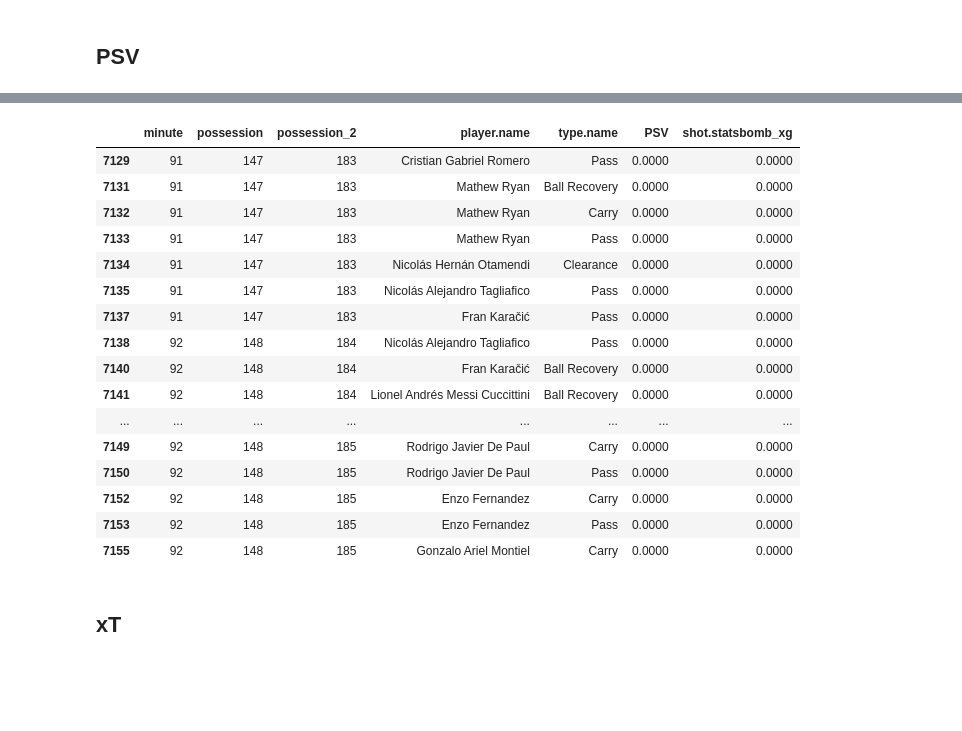
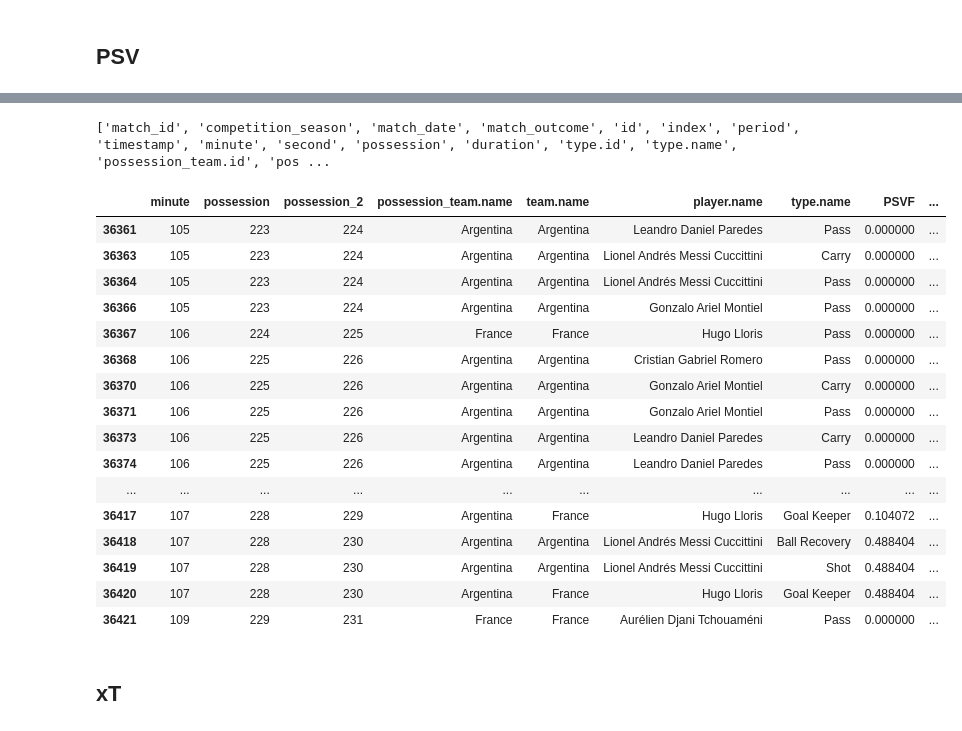
Before and after one commit to tomasnp/Datacamp, a Jupyter notebook: OBV_Man.ipynb, the cells around one changed output, grey strips where cells are left out. Cells and saved outputs as stored; diff of their text form; code cells hidden in the pictures; blank space fills up the shorter version.

```diff
--- a/OBV_Man.ipynb
+++ b/OBV_Man.ipynb
@@ -21,5 +43,5 @@ df = events.sort_index()
 # %%
-df = df[df["type.name"].isin(["Pass","Carry", "Clearance", "Dribble", "Shot", "Dispossessed", "Ball Recovery"])]
+df = df[df["type.name"].isin(["Pass","Carry", "Clearance", "Block", "Dribble", "Shot", "Dispossessed", "Ball Recovery", "Goal Keeper"])]
 df = df[df["period"] <= 4]
 # %% [markdown]
 ## Create the possesion 2
@@ -38,7 +60,7 @@ for i in df["possession_2"].unique():
 ## PSV
 # %%
 # Créer une colonne 'PSV' avec des valeurs par défaut de 0
-df['PSV'] = .0
+df['PSVF'] = .0
 
 for match in df['match_id'].unique():
     # Identifier les indices des tirs dans le dataframe
@@ -51,4 +73,4 @@ for match in df['match_id'].unique():
 
         # Calculer le PSV pour la séquence de possession
         total_xG = df.loc[idx]['shot.statsbomb_xg'].astype(float)
-        df.loc[(df['possession_2'] == possession_idx) & (df["match_id"] == match ), 'PSV'] = total_xG
+        df.loc[(df['possession_2'] == possession_idx) & (df["match_id"] == match ), 'PSVF'] = total_xG
@@ -87,23 +77,40 @@ df[df["possession_2"]== 203][["possession_2", "type.name", "shot.statsbomb_xg",
+# %%
+# Créer une colonne 'PSV' avec des valeurs par défaut de 0
+df['PSVA'] = .0
+
+for match in df['match_id'].unique():
+    # Identifier les indices des tirs dans le dataframe
+    shoot_indices = df[(df['type.name'] == 'Shot') & (df["match_id"] == match)].index
+    prev_psv = 0
+
+    for i, p in enumerate(df[df["match_id"] == match]["possession"].unique()):
+        tmp = df.loc[(df['possession'] == p) & (df["match_id"] == match), 'PSVF']
+        prev_psv = tmp.iloc[0]
+        df.loc[(df["possession"] == p - 1) & (df["match_id"] == match), "PSVA"] = prev_psv
+# %%
+list(df.columns)
+# %% [output]
+['match_id', 'competition_season', 'match_date', 'match_outcome', 'id', 'index', 'period', 'timestamp', 'minute', 'second', 'possession', 'duration', 'type.id', 'type.name', 'possession_team.id', 'pos ...
 # %%
-df[["minute","possession", "possession_2", "player.name", "type.name", "PSV", "shot.statsbomb_xg"]].iloc[4050:4070]
+df[["minute","possession", "possession_2","possession_team.name", "team.name","player.name", "type.name", "PSVF", "PSVA", "shot.statsbomb_xg"]].loc[36361:36421]
 # %% [output]
-|  | minute | possession | possession_2 | player.name | type.name | PSV | shot.statsbomb_xg |
-| 7129 | 91 | 147 | 183 | Cristian Gabriel Romero | Pass | 0.0000 | 0.0000 |
-| 7131 | 91 | 147 | 183 | Mathew Ryan | Ball Recovery | 0.0000 | 0.0000 |
-| 7132 | 91 | 147 | 183 | Mathew Ryan | Carry | 0.0000 | 0.0000 |
-| 7133 | 91 | 147 | 183 | Mathew Ryan | Pass | 0.0000 | 0.0000 |
-| 7134 | 91 | 147 | 183 | Nicolás Hernán Otamendi | Clearance | 0.0000 | 0.0000 |
-| 7135 | 91 | 147 | 183 | Nicolás Alejandro Tagliafico | Pass | 0.0000 | 0.0000 |
-| 7137 | 91 | 147 | 183 | Fran Karačić | Pass | 0.0000 | 0.0000 |
-| 7138 | 92 | 148 | 184 | Nicolás Alejandro Tagliafico | Pass | 0.0000 | 0.0000 |
-| 7140 | 92 | 148 | 184 | Fran Karačić | Ball Recovery | 0.0000 | 0.0000 |
-| 7141 | 92 | 148 | 184 | Lionel Andrés Messi Cuccittini | Ball Recovery | 0.0000 | 0.0000 |
-| ... | ... | ... | ... | ... | ... | ... | ... |
-| 7149 | 92 | 148 | 185 | Rodrigo Javier De Paul | Carry | 0.0000 | 0.0000 |
-| 7150 | 92 | 148 | 185 | Rodrigo Javier De Paul | Pass | 0.0000 | 0.0000 |
-| 7152 | 92 | 148 | 185 | Enzo Fernandez | Carry | 0.0000 | 0.0000 |
-| 7153 | 92 | 148 | 185 | Enzo Fernandez | Pass | 0.0000 | 0.0000 |
-| 7155 | 92 | 148 | 185 | Gonzalo Ariel Montiel | Carry | 0.0000 | 0.0000 |
+|  | minute | possession | possession_2 | possession_team.name | team.name | player.name | type.name | PSVF | ... |
+| 36361 | 105 | 223 | 224 | Argentina | Argentina | Leandro Daniel Paredes | Pass | 0.000000 | ... |
+| 36363 | 105 | 223 | 224 | Argentina | Argentina | Lionel Andrés Messi Cuccittini | Carry | 0.000000 | ... |
+| 36364 | 105 | 223 | 224 | Argentina | Argentina | Lionel Andrés Messi Cuccittini | Pass | 0.000000 | ... |
+| 36366 | 105 | 223 | 224 | Argentina | Argentina | Gonzalo Ariel Montiel | Pass | 0.000000 | ... |
+| 36367 | 106 | 224 | 225 | France | France | Hugo Lloris | Pass | 0.000000 | ... |
+| 36368 | 106 | 225 | 226 | Argentina | Argentina | Cristian Gabriel Romero | Pass | 0.000000 | ... |
+| 36370 | 106 | 225 | 226 | Argentina | Argentina | Gonzalo Ariel Montiel | Carry | 0.000000 | ... |
+| 36371 | 106 | 225 | 226 | Argentina | Argentina | Gonzalo Ariel Montiel | Pass | 0.000000 | ... |
+| 36373 | 106 | 225 | 226 | Argentina | Argentina | Leandro Daniel Paredes | Carry | 0.000000 | ... |
+| 36374 | 106 | 225 | 226 | Argentina | Argentina | Leandro Daniel Paredes | Pass | 0.000000 | ... |
+| ... | ... | ... | ... | ... | ... | ... | ... | ... | ... |
+| 36417 | 107 | 228 | 229 | Argentina | France | Hugo Lloris | Goal Keeper | 0.104072 | ... |
+| 36418 | 107 | 228 | 230 | Argentina | Argentina | Lionel Andrés Messi Cuccittini | Ball Recovery | 0.488404 | ... |
+| 36419 | 107 | 228 | 230 | Argentina | Argentina | Lionel Andrés Messi Cuccittini | Shot | 0.488404 | ... |
+| 36420 | 107 | 228 | 230 | Argentina | France | Hugo Lloris | Goal Keeper | 0.488404 | ... |
+| 36421 | 109 | 229 | 231 | France | France | Aurélien Djani Tchouaméni | Pass | 0.000000 | ... |
 # %% [markdown]
 ## xT
 # %%
```
Also changed, not shown: parts of 5 cells of this notebook, 2 other files.
